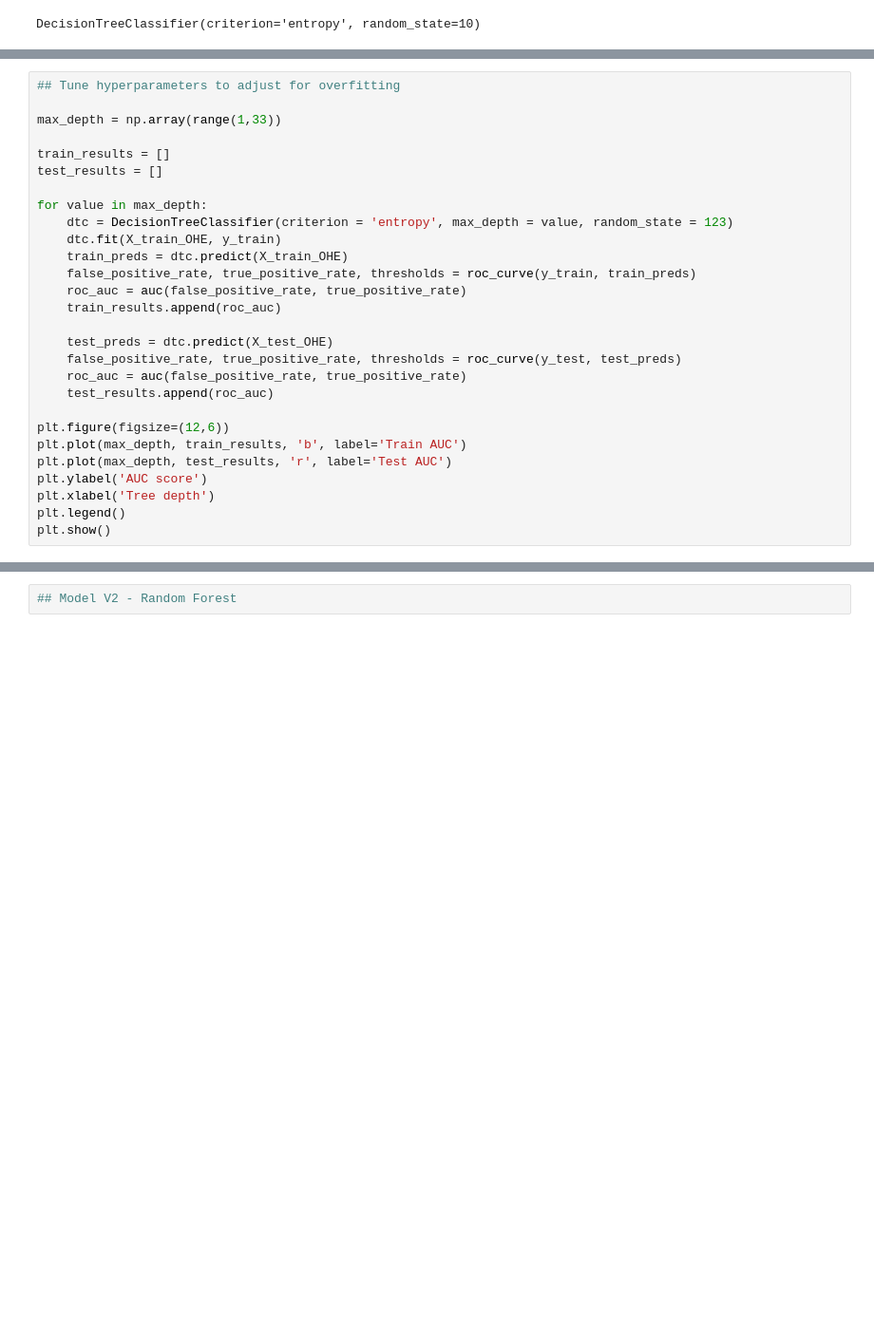
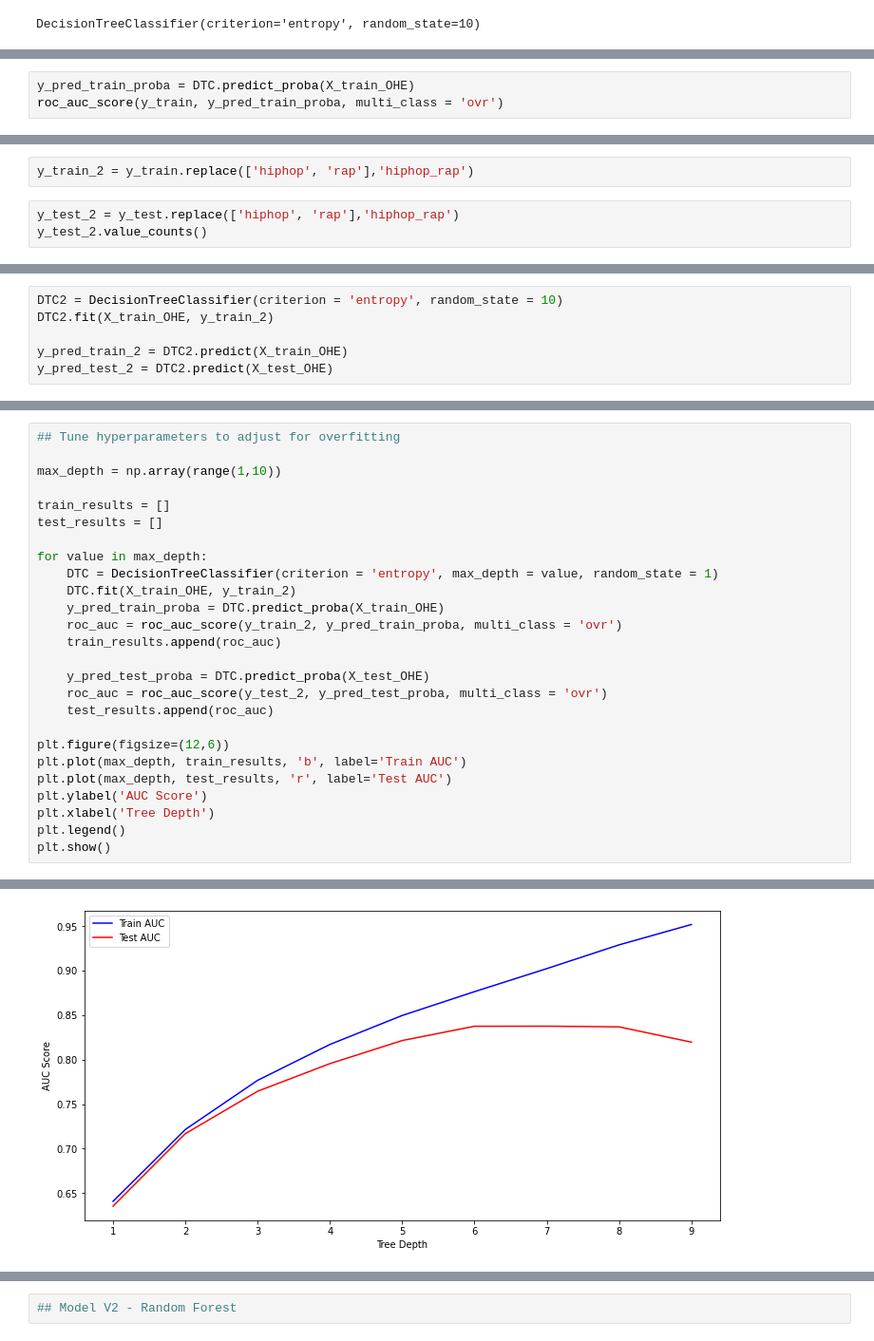
Before and after one commit to mitchellren123/Spotify-Genre-Classification, a Jupyter notebook: Spotify_Genre_Classification.ipynb, the cells around one changed output, grey strips where cells are left out. Shown at 95% size. Saved outputs shown, nothing was run; the diff lists cells and outputs as text; blank space fills up the shorter version.

```diff
--- a/Spotify_Genre_Classification.ipynb
+++ b/Spotify_Genre_Classification.ipynb
@@ -177,0 +180,3 @@ accuracy_score(y_test, y_pred_test)
+# %%
+y_pred_train_proba = DTC.predict_proba(X_train_OHE)
+roc_auc_score(y_train, y_pred_train_proba, multi_class = 'ovr')
@@ -177,0 +219,5 @@ accuracy_score(y_test, y_pred_test)
+# %%
+y_train_2 = y_train.replace(['hiphop', 'rap'],'hiphop_rap')
+# %%
+y_test_2 = y_test.replace(['hiphop', 'rap'],'hiphop_rap')
+y_test_2.value_counts()
@@ -177,0 +232,6 @@ accuracy_score(y_test, y_pred_test)
+# %%
+DTC2 = DecisionTreeClassifier(criterion = 'entropy', random_state = 10)
+DTC2.fit(X_train_OHE, y_train_2)
+
+y_pred_train_2 = DTC2.predict(X_train_OHE)
+y_pred_test_2 = DTC2.predict(X_test_OHE)
@@ -178,29 +270,27 @@ accuracy_score(y_test, y_pred_test)
 # %%
 ## Tune hyperparameters to adjust for overfitting
 
-max_depth = np.array(range(1,33))
+max_depth = np.array(range(1,10))
 
 train_results = []
 test_results = []
 
 for value in max_depth:
-    dtc = DecisionTreeClassifier(criterion = 'entropy', max_depth = value, random_state = 123)
-    dtc.fit(X_train_OHE, y_train)
-    train_preds = dtc.predict(X_train_OHE)
-    false_positive_rate, true_positive_rate, thresholds = roc_curve(y_train, train_preds)
-    roc_auc = auc(false_positive_rate, true_positive_rate)
+    DTC = DecisionTreeClassifier(criterion = 'entropy', max_depth = value, random_state = 1)
+    DTC.fit(X_train_OHE, y_train_2)
+    y_pred_train_proba = DTC.predict_proba(X_train_OHE)
+    roc_auc = roc_auc_score(y_train_2, y_pred_train_proba, multi_class = 'ovr')
     train_results.append(roc_auc)
 
-    test_preds = dtc.predict(X_test_OHE)
-    false_positive_rate, true_positive_rate, thresholds = roc_curve(y_test, test_preds)
-    roc_auc = auc(false_positive_rate, true_positive_rate)
+    y_pred_test_proba = DTC.predict_proba(X_test_OHE)
+    roc_auc = roc_auc_score(y_test_2, y_pred_test_proba, multi_class = 'ovr')
     test_results.append(roc_auc)
 
 plt.figure(figsize=(12,6))
 plt.plot(max_depth, train_results, 'b', label='Train AUC')
 plt.plot(max_depth, test_results, 'r', label='Test AUC')
-plt.ylabel('AUC score')
-plt.xlabel('Tree depth')
+plt.ylabel('AUC Score')
+plt.xlabel('Tree Depth')
 plt.legend()
 plt.show()
 # %% [output]
@@ -207,0 +297 @@ ValueError: multiclass format is not supported
+[figure, added]
```
Also changed, not shown: parts of 20 cells of this notebook.
